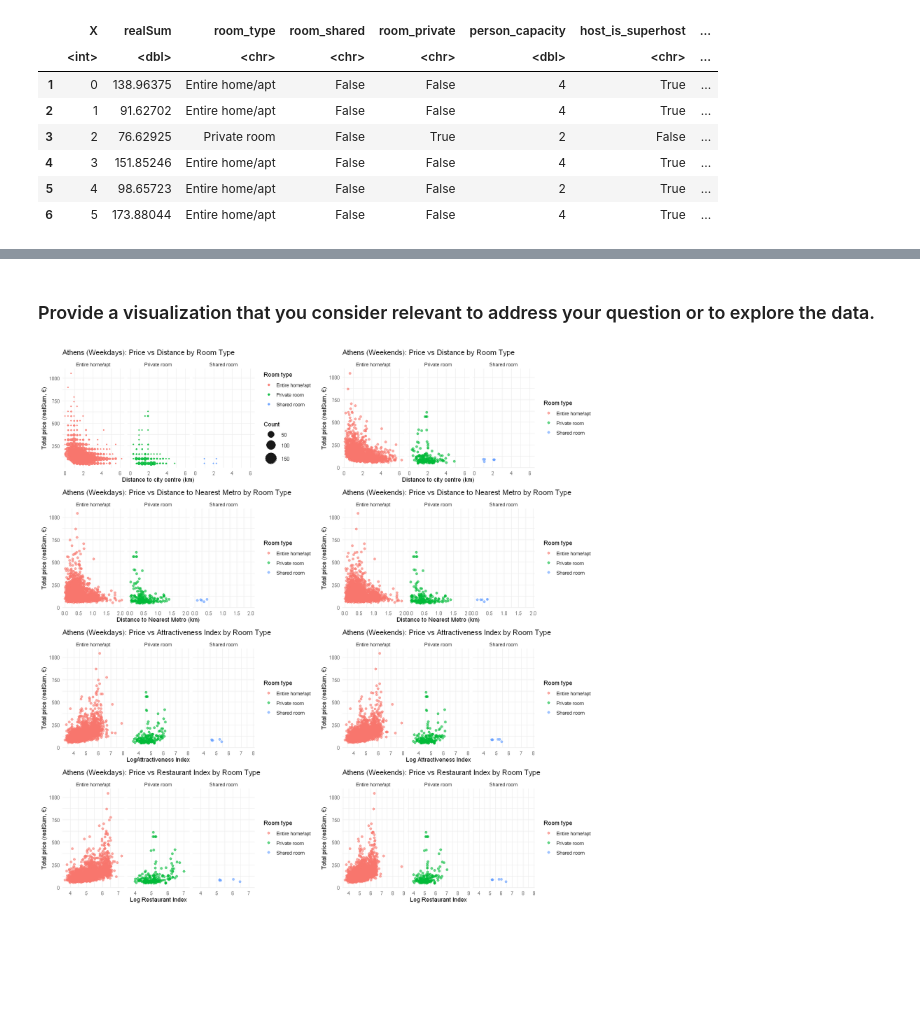
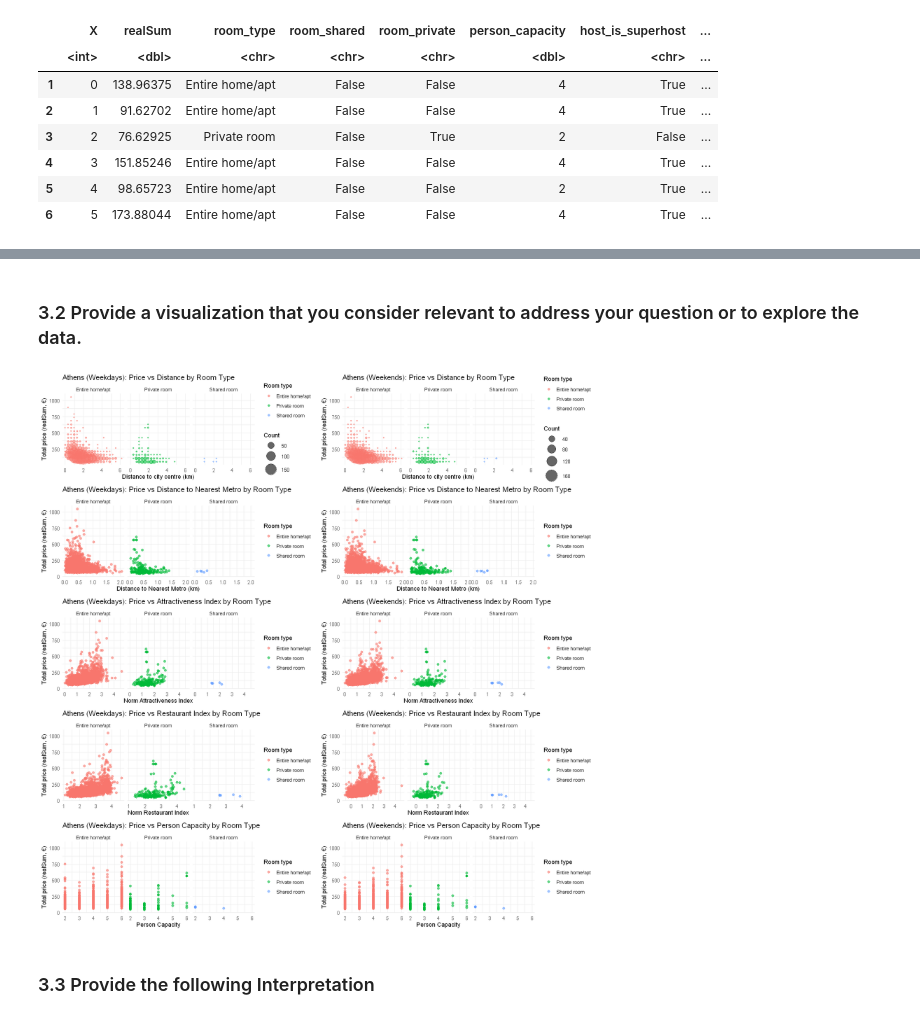
Before and after one commit to naksuu24/STAT301_Project, a Jupyter notebook: Assignment1.ipynb, the cells around one changed output, grey strips where cells are left out. Saved outputs shown, nothing was run; the diff lists cells and outputs as text; code cells hidden in the pictures; blank space fills up the shorter version.

```diff
--- a/Assignment1.ipynb
+++ b/Assignment1.ipynb
@@ -115,8 +112,8 @@ library(ggplot2)
 athens_weekdays <- data_list[["athens_weekdays.csv"]]
 athens_weekends <- data_list[["athens_weekends.csv"]]
 
-athens_weekdays <- athens_weekdays %>% select(-lng, -lat, -attr_index_norm, -rest_index_norm, -multi, -biz)
-athens_weekends <- athens_weekends %>% select(-lng, -lat, -attr_index_norm, -rest_index_norm, -multi, -biz)
+athens_weekdays <- athens_weekdays %>% select(-lng, -lat, -attr_index, -rest_index, -multi, -biz)
+athens_weekends <- athens_weekends %>% select(-lng, -lat, -attr_index, -rest_index, -multi, -biz)
 
 head(athens_weekdays)
 head(athens_weekends)
@@ -205,5 +262,5 @@ distribution_price_weekends
 # %% [markdown]
-### Provide a visualization that you consider relevant to address your question or to explore the data.
+### 3.2 Provide a visualization that you consider relevant to address your question or to explore the data.
 # %%
 # Scatter plot: price vs distance to city centre, colored by room type
 weekdays_price_dist_plot <- ggplot(athens_weekdays_clean,
@@ -212,7 +269,7 @@ weekdays_price_dist_plot <- ggplot(athens_weekdays_clean,
     geom = "point",
     bins = 20,
     aes(size = after_stat(count)),  # bubble size = count
-    alpha = 0.9,
+    alpha = 0.6,
     show.legend = c(fill = FALSE)   # <-- turn off the fill legend added by stat_bin_2d
   ) +
   facet_wrap(~ room_type) +
@@ -226,13 +283,23 @@ weekdays_price_dist_plot <- ggplot(athens_weekdays_clean,
   theme_minimal()
 
 
-weekends_price_dist_plot <- ggplot(athens_weekends_clean, aes(x = dist, y = realSum, color = room_type)) +
-    geom_point(alpha = 0.6, size = 1.8) +
-    facet_wrap(~ room_type) +
-    labs(title = "Athens (Weekends): Price vs Distance by Room Type",
-            x = "Distance to city centre (km)",
-            y = "Total price (realSum, €)",
-            color = "Room type") +
+weekends_price_dist_plot <- ggplot(athens_weekends_clean,
+                                   aes(x = dist, y = realSum, color = room_type)) +
+  stat_bin_2d(
+    geom = "point",
+    bins = 20,
+    aes(size = after_stat(count)),  # bubble size = count
+    alpha = 0.6,
+    show.legend = c(fill = FALSE)   # <-- turn off the fill legend added by stat_bin_2d
+  ) +
+  facet_wrap(~ room_type) +
+  scale_size_area(max_size = 10, name = "Count") +
+  guides(fill = "none",                      # extra safety
+         colour = guide_legend(title = "Room type"),
+         size   = guide_legend(title = "Count")) +
+  labs(title = "Athens (Weekends): Price vs Distance by Room Type",
+       y = "Total price (realSum, €)",
+       x = "Distance to city centre (km)") +
   theme_minimal()
 
 # metro_dist	attr_index	rest_index
@@ -254,46 +321,67 @@ weekends_price_metro_plot <- ggplot(athens_weekends_clean, aes(x = metro_dist, y
             color = "Room type") +
     theme_minimal()
 
-weekdays_price_attr_plot <- ggplot(athens_weekdays_clean, aes(x = log(attr_index), y = realSum, color = room_type)) +
+weekdays_price_attr_plot <- ggplot(athens_weekdays_clean, aes(x = log(attr_index_norm), y = realSum, color = room_type)) +
     geom_point(alpha = 0.6, size = 1.8) +
     facet_wrap(~ room_type) +
     labs(title = "Athens (Weekdays): Price vs Attractiveness Index by Room Type",
             y = "Total price (realSum, €)",
-            x = "LogAttractiveness Index",
+            x = "Log Norm Attractiveness Index",
             color = "Room type") +
   theme_minimal()
 
-weekends_price_attr_plot <- ggplot(athens_weekends_clean, aes(x = log(attr_index), y = realSum, color = room_type)) +
+weekends_price_attr_plot <- ggplot(athens_weekends_clean, aes(x = log(attr_index_norm), y = realSum, color = room_type)) +
     geom_point(alpha = 0.6, size = 1.8) +
     facet_wrap(~ room_type) +
     labs(title = "Athens (Weekends): Price vs Attractiveness Index by Room Type",
-            x = "Log Attractiveness Index",
+            x = "Log Norm Attractiveness Index",
             y = "Total price (realSum, €)",
             color = "Room type") +
   theme_minimal()
 
-weekdays_price_rest_plot <- ggplot(athens_weekdays_clean, aes(x = log(rest_index), y = realSum, color = room_type)) +
+weekdays_price_rest_plot <- ggplot(athens_weekdays_clean, aes(x = log(rest_index_norm), y = realSum, color = room_type)) +
     geom_point(alpha = 0.6, size = 1.8) +
     facet_wrap(~ room_type) +
     labs(title = "Athens (Weekdays): Price vs Restaurant Index by Room Type",
             y = "Total price (realSum, €)",
-            x = "Log Restaurant Index",
+            x = "Log Norm Restaurant Index",
             color = "Room type") +
   theme_minimal()
 
-weekends_price_rest_plot <- ggplot(athens_weekends_clean, aes(x = log(rest_index), y = realSum, color = room_type)) +
+weekends_price_rest_plot <- ggplot(athens_weekends_clean, aes(x = log(rest_index_norm), y = realSum, color = room_type)) +
     geom_point(alpha = 0.6, size = 1.8) +
     facet_wrap(~ room_type) +
     labs(title = "Athens (Weekends): Price vs Restaurant Index by Room Type",
-            x = "Log Restaurant Index",
+            x = "Log Norm Restaurant Index",
             y = "Total price (realSum, €)",
+            color = "Room type") +
+  theme_minimal()
+
+weekdays_price_person_plot <- ggplot(athens_weekdays_clean, aes(x = person_capacity, y = realSum, color = room_type)) +
+    geom_point(alpha = 0.6, size = 1.8) +
+    facet_wrap(~ room_type) +
+    labs(title = "Athens (Weekdays): Price vs Person Capacity by Room Type",
+            y = "Total price (realSum, €)",
+            x = "Person Capacity",
+            color = "Room type") +
+  theme_minimal()
+
+weekends_price_person_plot <- ggplot(athens_weekends_clean, aes(x = person_capacity, y = realSum, color = room_type)) +
+    geom_point(alpha = 0.6, size = 1.8) +
+    facet_wrap(~ room_type) +
+    labs(title = "Athens (Weekends): Price vs Person Capacity by Room Type",
+            y = "Total price (realSum, €)",
+            x = "Person Capacity",
             color = "Room type") +
   theme_minimal()
 
 options(repr.plot.width = 14, repr.plot.height = 14)
 plot_grid(weekdays_price_dist_plot, weekends_price_dist_plot,
           weekdays_price_metro_plot, weekends_price_metro_plot,
           weekdays_price_attr_plot, weekends_price_attr_plot,
-          weekdays_price_rest_plot, weekends_price_rest_plot, ncol = 2)
+          weekdays_price_rest_plot, weekends_price_rest_plot,
+          weekdays_price_person_plot, weekends_price_person_plot, ncol = 2)
 # %% [output]
-[figure, old version]
+[figure, new version]
+# %% [markdown]
+### 3.3 Provide the following Interpretation
```
Also changed, not shown: parts of 9 cells of this notebook, 1 other file.
